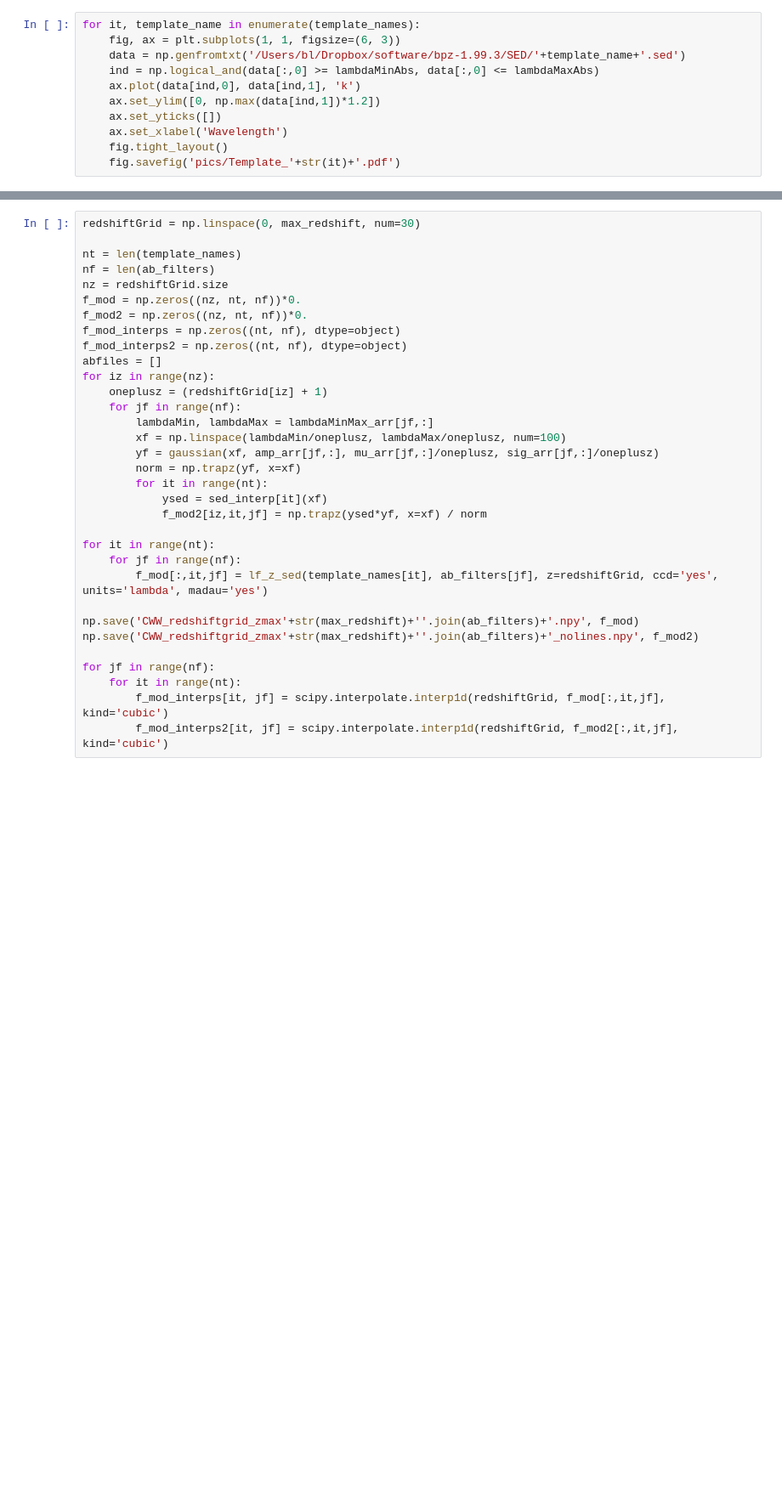
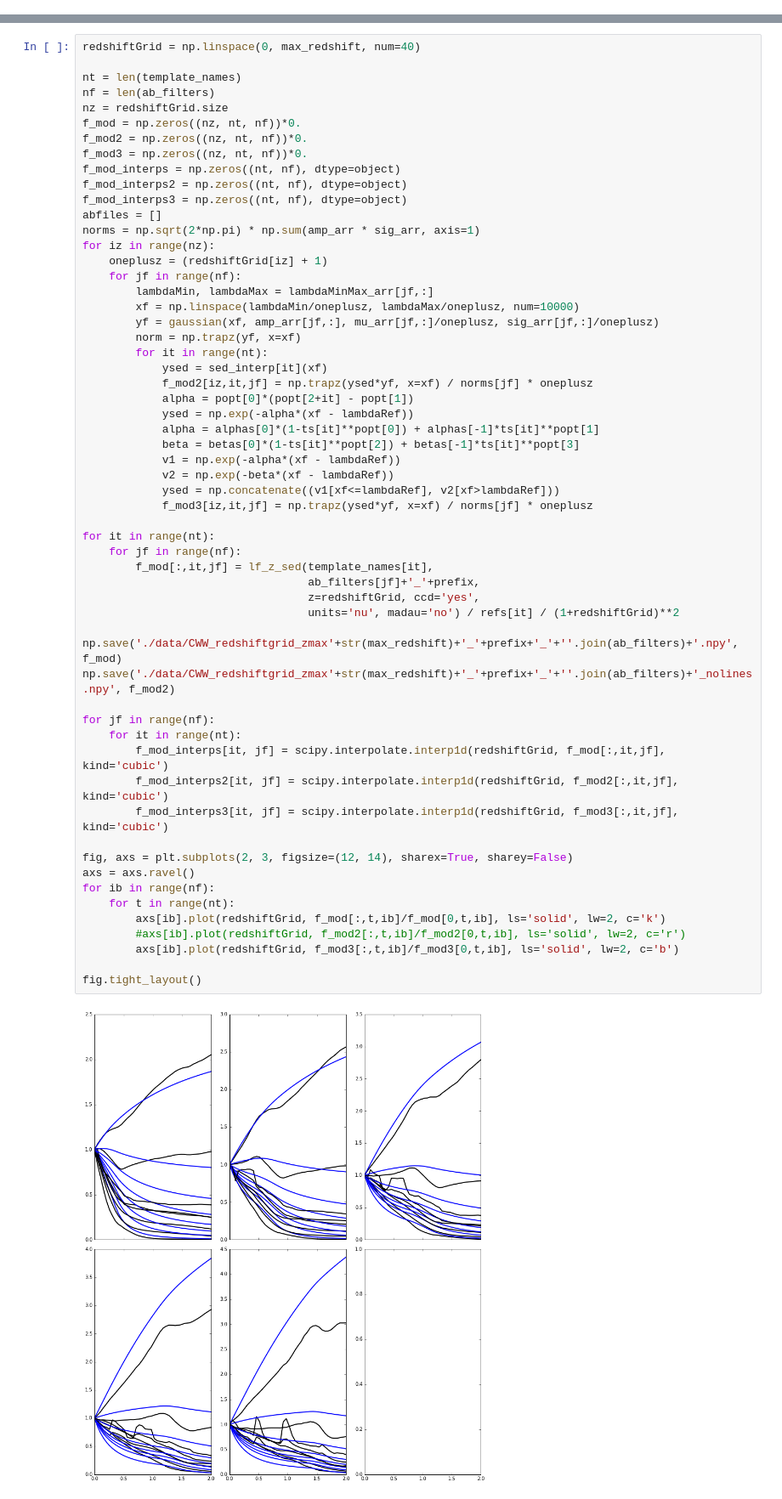
Before and after one commit to ixkael/Delight, a Jupyter notebook: notebooks/Demo 1 - create filters and type coefficients.ipynb, the cells around one changed output, grey strips where cells are left out. Shown at 85% size. Saved outputs shown, nothing was run; the diff lists cells and outputs as text; blank space fills up the shorter version.

```diff
--- a/notebooks/Demo 1 - create filters and type coefficients.ipynb
+++ b/notebooks/Demo 1 - create filters and type coefficients.ipynb
@@ -165,11 +228,0 @@ offset 301 (301, 2) (301,)
-# %%
-for it, template_name in enumerate(template_names):
-    fig, ax = plt.subplots(1, 1, figsize=(6, 3))
-    data = np.genfromtxt('/Users/bl/Dropbox/software/bpz-1.99.3/SED/'+template_name+'.sed')
-    ind = np.logical_and(data[:,0] >= lambdaMinAbs, data[:,0] <= lambdaMaxAbs)
-    ax.plot(data[ind,0], data[ind,1], 'k')
-    ax.set_ylim([0, np.max(data[ind,1])*1.2])
-    ax.set_yticks([])
-    ax.set_xlabel('Wavelength')
-    fig.tight_layout()
-    fig.savefig('pics/Template_'+str(it)+'.pdf')
@@ -185,33 +250,60 @@ for it, template_name in enumerate(template_names):
 # %%
-redshiftGrid = np.linspace(0, max_redshift, num=30)
+redshiftGrid = np.linspace(0, max_redshift, num=40)
 
 nt = len(template_names)
 nf = len(ab_filters)
 nz = redshiftGrid.size
 f_mod = np.zeros((nz, nt, nf))*0.
 f_mod2 = np.zeros((nz, nt, nf))*0.
+f_mod3 = np.zeros((nz, nt, nf))*0.
 f_mod_interps = np.zeros((nt, nf), dtype=object)
 f_mod_interps2 = np.zeros((nt, nf), dtype=object)
+f_mod_interps3 = np.zeros((nt, nf), dtype=object)
 abfiles = []
+norms = np.sqrt(2*np.pi) * np.sum(amp_arr * sig_arr, axis=1)
 for iz in range(nz):
     oneplusz = (redshiftGrid[iz] + 1)
     for jf in range(nf):
         lambdaMin, lambdaMax = lambdaMinMax_arr[jf,:]
-        xf = np.linspace(lambdaMin/oneplusz, lambdaMax/oneplusz, num=100)
+        xf = np.linspace(lambdaMin/oneplusz, lambdaMax/oneplusz, num=10000)
         yf = gaussian(xf, amp_arr[jf,:], mu_arr[jf,:]/oneplusz, sig_arr[jf,:]/oneplusz)
         norm = np.trapz(yf, x=xf)
         for it in range(nt):
             ysed = sed_interp[it](xf)
-            f_mod2[iz,it,jf] = np.trapz(ysed*yf, x=xf) / norm
+            f_mod2[iz,it,jf] = np.trapz(ysed*yf, x=xf) / norms[jf] * oneplusz
+            alpha = popt[0]*(popt[2+it] - popt[1])
+            ysed = np.exp(-alpha*(xf - lambdaRef))
+            alpha = alphas[0]*(1-ts[it]**popt[0]) + alphas[-1]*ts[it]**popt[1]
+            beta = betas[0]*(1-ts[it]**popt[2]) + betas[-1]*ts[it]**popt[3]
+            v1 = np.exp(-alpha*(xf - lambdaRef))
+            v2 = np.exp(-beta*(xf - lambdaRef))
+            ysed = np.concatenate((v1[xf<=lambdaRef], v2[xf>lambdaRef]))
+            f_mod3[iz,it,jf] = np.trapz(ysed*yf, x=xf) / norms[jf] * oneplusz
 
 for it in range(nt):
     for jf in range(nf):
-        f_mod[:,it,jf] = lf_z_sed(template_names[it], ab_filters[jf], z=redshiftGrid, ccd='yes', units='lambda', madau='yes')
+        f_mod[:,it,jf] = lf_z_sed(template_names[it],
+                                  ab_filters[jf]+'_'+prefix,
+                                  z=redshiftGrid, ccd='yes',
+                                  units='nu', madau='no') / refs[it] / (1+redshiftGrid)**2
 
-np.save('CWW_redshiftgrid_zmax'+str(max_redshift)+''.join(ab_filters)+'.npy', f_mod)
-np.save('CWW_redshiftgrid_zmax'+str(max_redshift)+''.join(ab_filters)+'_nolines.npy', f_mod2)
+np.save('./data/CWW_redshiftgrid_zmax'+str(max_redshift)+'_'+prefix+'_'+''.join(ab_filters)+'.npy', f_mod)
+np.save('./data/CWW_redshiftgrid_zmax'+str(max_redshift)+'_'+prefix+'_'+''.join(ab_filters)+'_nolines.npy', f_mod2)
 
 for jf in range(nf):
     for it in range(nt):
         f_mod_interps[it, jf] = scipy.interpolate.interp1d(redshiftGrid, f_mod[:,it,jf], kind='cubic')
         f_mod_interps2[it, jf] = scipy.interpolate.interp1d(redshiftGrid, f_mod2[:,it,jf], kind='cubic')
+        f_mod_interps3[it, jf] = scipy.interpolate.interp1d(redshiftGrid, f_mod3[:,it,jf], kind='cubic')
+
+fig, axs = plt.subplots(2, 3, figsize=(12, 14), sharex=True, sharey=False)
+axs = axs.ravel()
+for ib in range(nf):
+    for t in range(nt):
+        axs[ib].plot(redshiftGrid, f_mod[:,t,ib]/f_mod[0,t,ib], ls='solid', lw=2, c='k')
+        #axs[ib].plot(redshiftGrid, f_mod2[:,t,ib]/f_mod2[0,t,ib], ls='solid', lw=2, c='r')
+        axs[ib].plot(redshiftGrid, f_mod3[:,t,ib]/f_mod3[0,t,ib], ls='solid', lw=2, c='b')
+
+fig.tight_layout()
+# %% [output]
+[figure, added]
```
Also changed, not shown: parts of 8 cells of this notebook, 8 other files.
